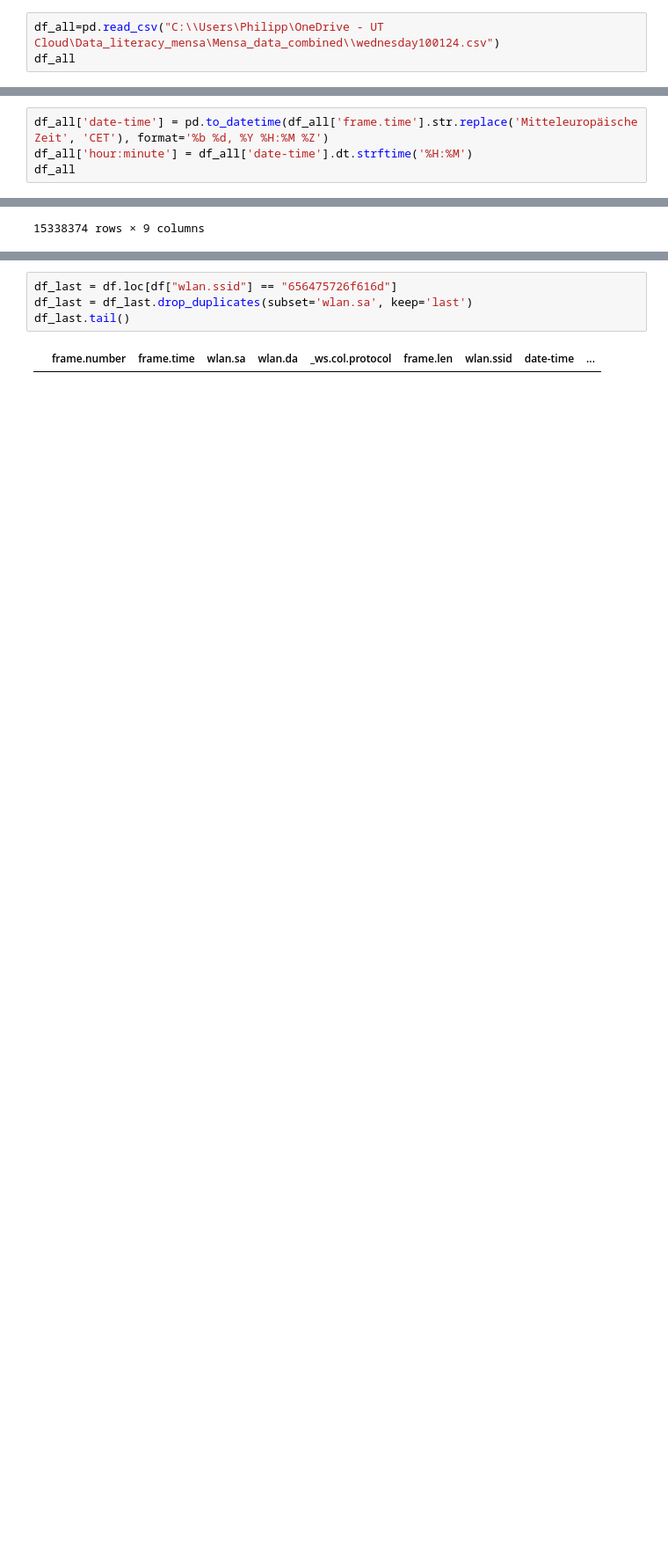
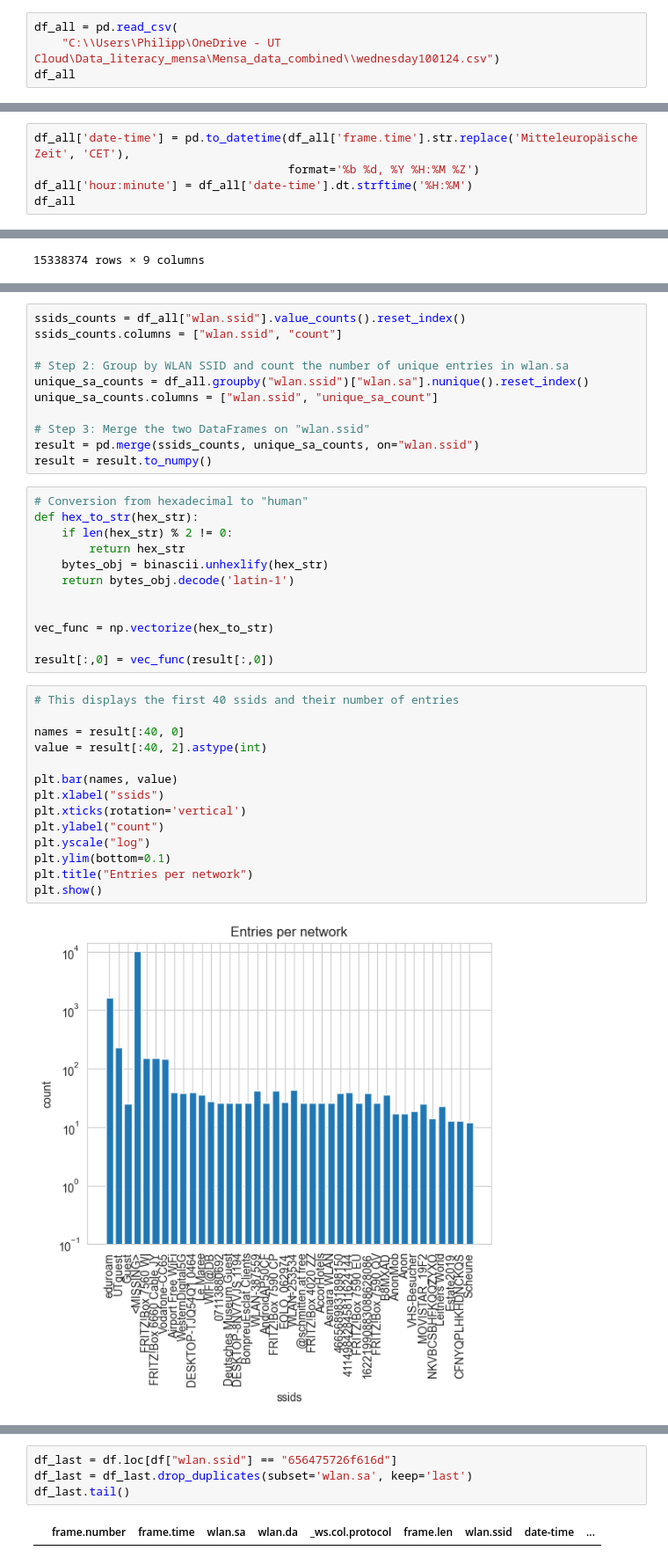
Before and after one commit to danielbischofff/dataLiteracyPeopleCounting, a Jupyter notebook: src/Wednesday_analysis.ipynb, the cells around one changed output, grey strips where cells are left out. Shown at 88% size. Drawn from its saved outputs; the diff is of its cells as text; blank space fills up the shorter version.

```diff
--- a/src/Wednesday_analysis.ipynb
+++ b/src/Wednesday_analysis.ipynb
@@ -15,5 +15,6 @@ WARNING: Wireshark is installed, but cannot read manuf !
 # %%
-df_all=pd.read_csv("C:\\Users\Philipp\OneDrive - UT Cloud\Data_literacy_mensa\Mensa_data_combined\\wednesday100124.csv")
+df_all = pd.read_csv(
+    "C:\\Users\Philipp\OneDrive - UT Cloud\Data_literacy_mensa\Mensa_data_combined\\wednesday100124.csv")
 df_all
 # %% [output]
 |  | frame.number | frame.time | wlan.sa | wlan.da | _ws.col.protocol | frame.len | wlan.ssid |
@@ -36,7 +37,8 @@ df_all["frame.time"].value_counts().sort_index().plot(kind='density')
 <Axes: ylabel='Density'>
 [figure]
 # %%
-df_all['date-time'] = pd.to_datetime(df_all['frame.time'].str.replace('Mitteleuropäische Zeit', 'CET'), format='%b %d, %Y %H:%M %Z')
+df_all['date-time'] = pd.to_datetime(df_all['frame.time'].str.replace('Mitteleuropäische Zeit', 'CET'),
+                                     format='%b %d, %Y %H:%M %Z')
 df_all['hour:minute'] = df_all['date-time'].dt.strftime('%H:%M')
 df_all
 # %% [output]
@@ -66,3 +70,42 @@ df = df_all.loc[df_all["wlan.ssid"] == "55546775657374"]
+# %%
+ssids_counts = df_all["wlan.ssid"].value_counts().reset_index()
+ssids_counts.columns = ["wlan.ssid", "count"]
+
+# Step 2: Group by WLAN SSID and count the number of unique entries in wlan.sa
+unique_sa_counts = df_all.groupby("wlan.ssid")["wlan.sa"].nunique().reset_index()
+unique_sa_counts.columns = ["wlan.ssid", "unique_sa_count"]
+
+# Step 3: Merge the two DataFrames on "wlan.ssid"
+result = pd.merge(ssids_counts, unique_sa_counts, on="wlan.ssid")
+result = result.to_numpy()
+# %%
+# Conversion from hexadecimal to "human"
+def hex_to_str(hex_str):
+    if len(hex_str) % 2 != 0:
+        return hex_str
+    bytes_obj = binascii.unhexlify(hex_str)
+    return bytes_obj.decode('latin-1')
+
+
+vec_func = np.vectorize(hex_to_str)
+
+result[:,0] = vec_func(result[:,0])
+# %%
+# This displays the first 40 ssids and their number of entries
+
+names = result[:40, 0]
+value = result[:40, 2].astype(int)
+
+plt.bar(names, value)
+plt.xlabel("ssids")
+plt.xticks(rotation='vertical')
+plt.ylabel("count")
+plt.yscale("log")
+plt.ylim(bottom=0.1)
+plt.title("Entries per network")
+plt.show()
+# %% [output]
+[figure, added]
 # %%
 df_first = df.drop_duplicates(subset='wlan.sa', keep='first')
 df_first.tail()
```
Also changed, not shown: parts of 10 cells of this notebook, 1 other file.
